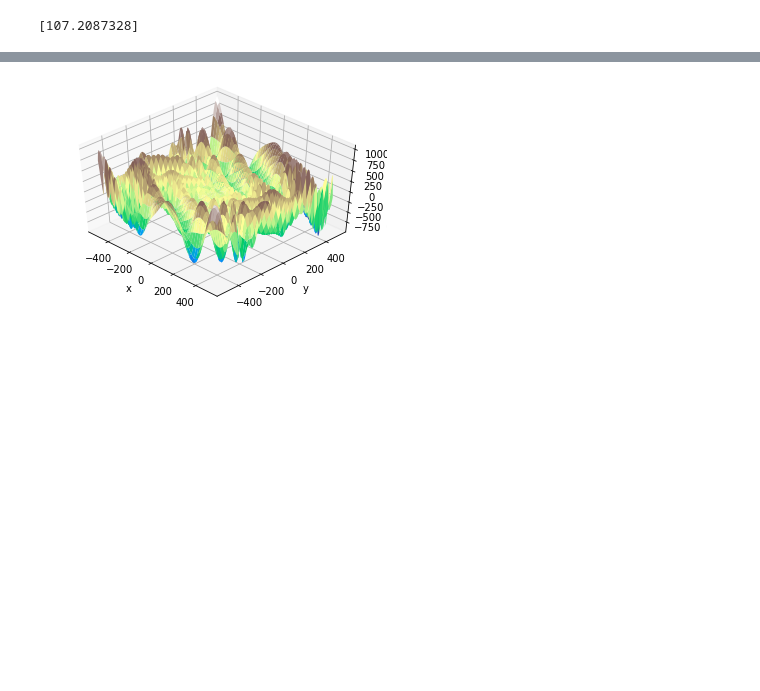
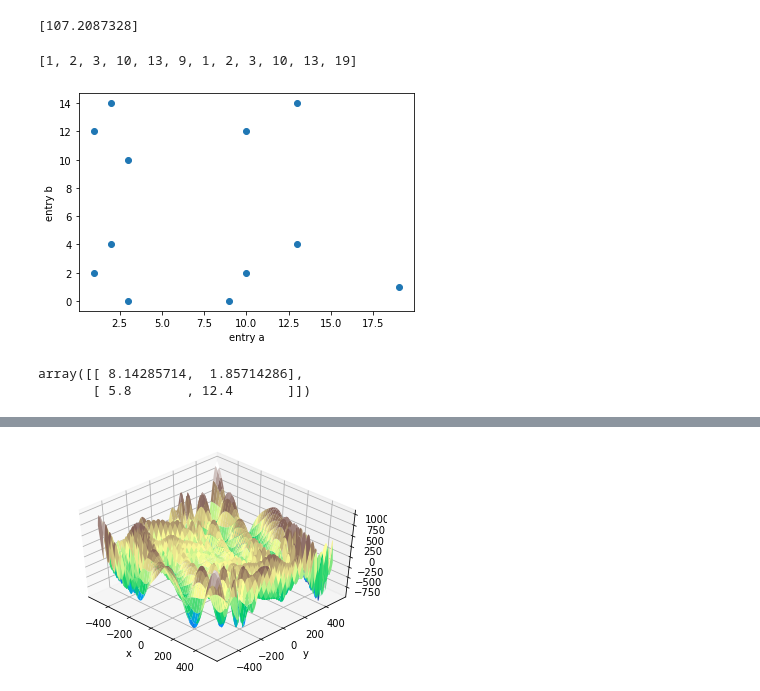
Before and after one commit to waccasuzair/lab_06, a Jupyter notebook: lab_06_10.ipynb, the cells around one changed output, grey strips where cells are left out. Saved outputs shown, nothing was run; the diff lists cells and outputs as text; code cells hidden in the pictures; blank space fills up the shorter version.

```diff
--- a/lab_06_10.ipynb
+++ b/lab_06_10.ipynb
@@ -804,3 +828,28 @@ predictedCO2 = regr.predict([[2300, 1300]])
 print(predictedCO2)
 # %% [output]
 [107.2087328]
+# %%
+from sklearn.cluster import KMeans
+import numpy as np
+X = np.array([[1, 2], [2, 4], [3, 0],[10, 2], [13, 4], [9, 0],[1, 12], [2, 14], [3, 10],[10, 12], [13, 14], [19, 1]])
+ax=[]
+ay=[]
+for x,y in X:
+  ax.append(x)
+  ay.append(y)
+
+print(ax)
+plt.scatter(ax,ay)
+plt.xlabel('entry a')
+plt.ylabel('entry b')
+plt.show()
+kmeans = KMeans(n_clusters=2, random_state=0).fit(X)
+kmeans.labels_
+
+kmeans.predict([[0, 0], [12, 3]])
+kmeans.cluster_centers_
+# %% [output]
+[1, 2, 3, 10, 13, 9, 1, 2, 3, 10, 13, 19]
+[figure, added]
+array([[ 8.14285714,  1.85714286],
+       [ 5.8       , 12.4       ]])
```
Also changed, not shown: parts of 5 cells of this notebook.
